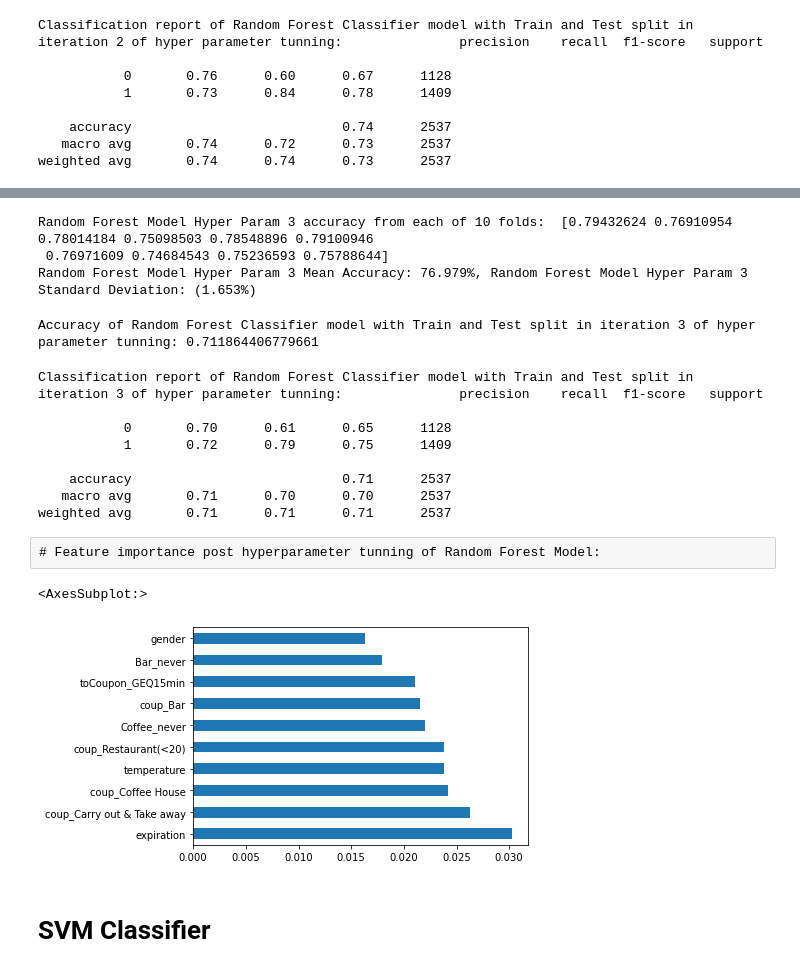
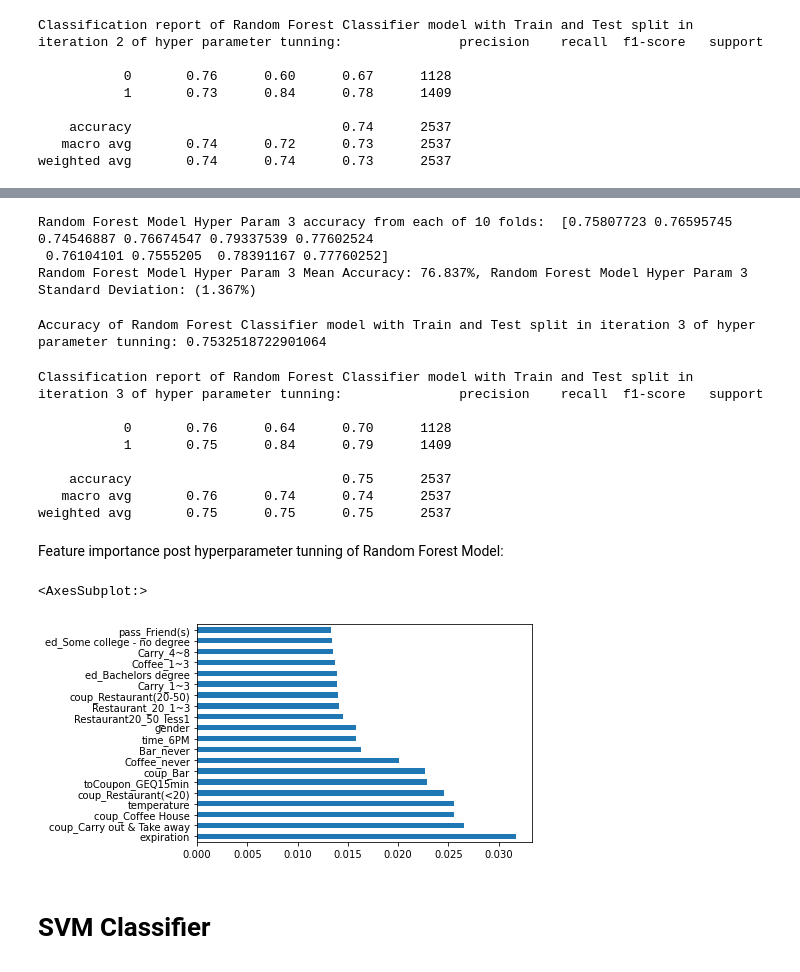
Before and after one commit to vs21542/CE888_DSDM, a Jupyter notebook: code/Coupon_Recommendation_Classification.ipynb, the cells around one changed output, grey strips where cells are left out. Cells and saved outputs as stored; diff of their text form; code cells hidden in the pictures.

```diff
--- a/code/Coupon_Recommendation_Classification.ipynb
+++ b/code/Coupon_Recommendation_Classification.ipynb
@@ -871,5 +885,5 @@ Best Parameter RF Itr3: {'max_depth': 27, 'max_features': 'sqrt', 'min_samples_l
 # %%
-rfc_hyper_param_3 = RandomForestClassifier(max_depth=27, n_estimators=500, max_features='sqrt', min_samples_leaf = 1)
+rfc_hyper_param_3 = RandomForestClassifier(max_depth=27, n_estimators=700, max_features='log2', min_samples_leaf = 1)
 cross_val = StratifiedKFold(n_splits=10)
 
 X_s, y_s = shuffle(X, y)
@@ -878,9 +892,9 @@ cv_results_rf_hyp_3 = cross_val_score(rfc_hyper_param_3, X_s, y_s, cv = cross_va
 print("Random Forest Model Hyper Param 3 accuracy from each of 10 folds: ", cv_results_rf_hyp_3)
 print("Random Forest Model Hyper Param 3 Mean Accuracy: %.3f%%, Random Forest Model Hyper Param 3 Standard Deviation: (%.3f%%)" % (cv_results_rf_hyp_3.mean()*100.0, cv_results_rf_hyp_3.std()*100.0))
 # %% [output]
-Random Forest Model Hyper Param 3 accuracy from each of 10 folds:  [0.79432624 0.76910954 0.78014184 0.75098503 0.78548896 0.79100946
- 0.76971609 0.74684543 0.75236593 0.75788644]
-Random Forest Model Hyper Param 3 Mean Accuracy: 76.979%, Random Forest Model Hyper Param 3 Standard Deviation: (1.653%)
+Random Forest Model Hyper Param 3 accuracy from each of 10 folds:  [0.75807723 0.76595745 0.74546887 0.76674547 0.79337539 0.77602524
+ 0.76104101 0.7555205  0.78391167 0.77760252]
+Random Forest Model Hyper Param 3 Mean Accuracy: 76.837%, Random Forest Model Hyper Param 3 Standard Deviation: (1.367%)
 # %%
 #Training the Random Forest Classifier model with Train and Test split in iteration 3 with hyper parameter tunning
 rfc_hyper_param_3.fit(X_train,y_train)
@@ -890,37 +904,29 @@ y_pred_hyp_3 = rfc_hyper_param_3.predict(X_test)
 # Model Accuracy
 print("Accuracy of Random Forest Classifier model with Train and Test split in iteration 3 of hyper parameter tunning:", metrics.accuracy_score(y_test, y_pred_hyp_3))
 # %% [output]
-Accuracy of Random Forest Classifier model with Train and Test split in iteration 3 of hyper parameter tunning: 0.711864406779661
+Accuracy of Random Forest Classifier model with Train and Test split in iteration 3 of hyper parameter tunning: 0.7532518722901064
 # %%
 print("Classification report of Random Forest Classifier model with Train and Test split in iteration 3 of hyper parameter tunning:", metrics.classification_report(y_test, y_pred_hyp_3))
 # %% [output]
 Classification report of Random Forest Classifier model with Train and Test split in iteration 3 of hyper parameter tunning:               precision    recall  f1-score   support
 
-           0       0.70      0.61      0.65      1128
-           1       0.72      0.79      0.75      1409
+           0       0.76      0.64      0.70      1128
+           1       0.75      0.84      0.79      1409
 
-    accuracy                           0.71      2537
-   macro avg       0.71      0.70      0.70      2537
-weighted avg       0.71      0.71      0.71      2537
+    accuracy                           0.75      2537
+   macro avg       0.76      0.74      0.74      2537
+weighted avg       0.75      0.75      0.75      2537
-# %% [raw]
-# Feature importance post hyperparameter tunning of Random Forest Model:
+# %% [markdown]
+Feature importance post hyperparameter tunning of Random Forest Model:
 # %%
 # Feature importance before hyper parameter tunning
 importance = rfc_hyper_param_3.feature_importances_
 
-# # Feature importance
-# for i,v in enumerate(importance):
-#     print('Feature: %0d, Score: %.5f' % (i,v))
-# # plot feature importance
-# plt.bar([x for x in range(len(importance))], importance)
-# plt.figure(figsize=(25,20))
-# plt.show()
-
 feat_importances_post_hyper = pd.Series(importance, index = X.columns)
-feat_importances_post_hyper.nlargest(10).plot(kind='barh')
+feat_importances_post_hyper.nlargest(20).plot(kind='barh')
 # %% [output]
 <AxesSubplot:>
-[figure, old version]
+[figure, new version]
 # %% [markdown]
 # SVM Classifier
 # %%
```
Also changed, not shown: parts of 32 cells of this notebook.
